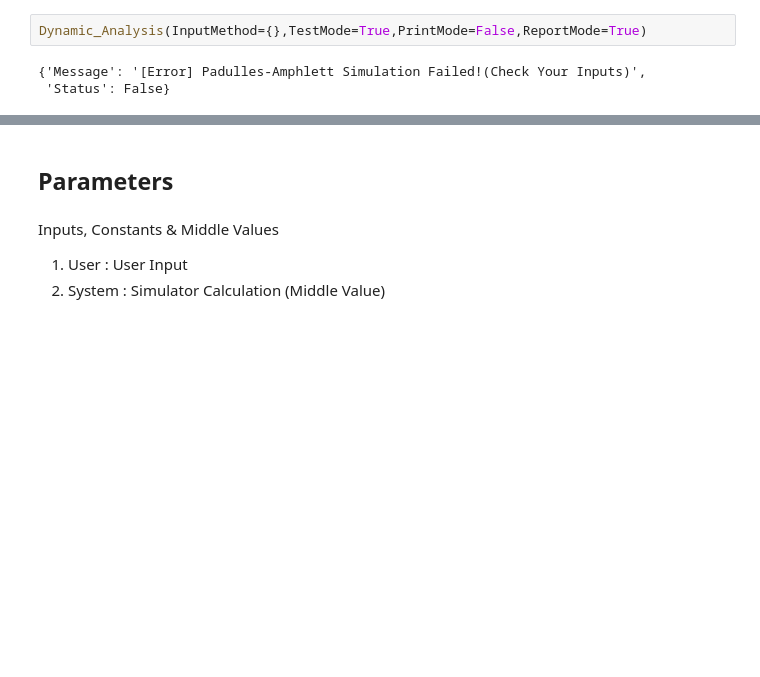
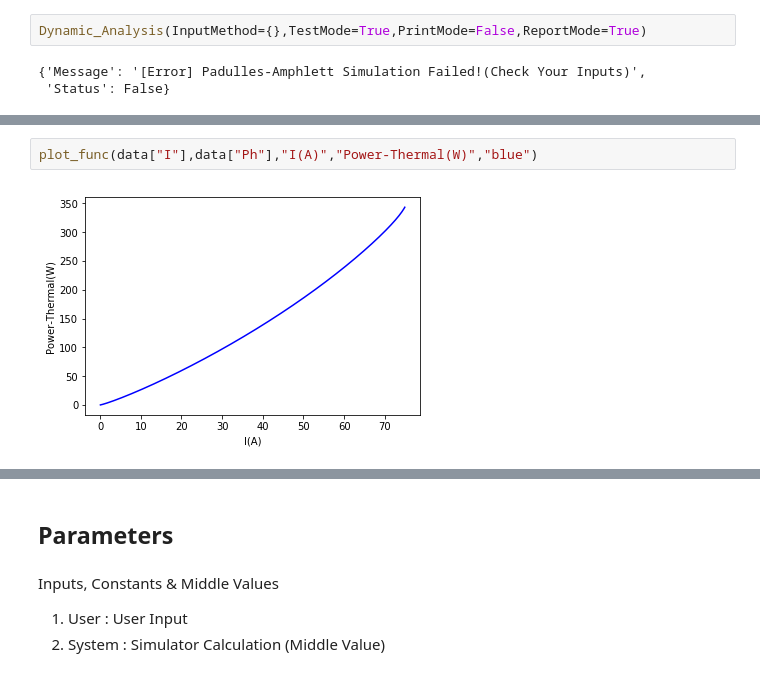
Before and after one commit to ECSIM/opem, a Jupyter notebook: Documents/Padulles_Amphlett.ipynb, the cells around one changed output, grey strips where cells are left out. Saved outputs shown, nothing was run; the diff lists cells and outputs as text; blank space fills up the shorter version.

```diff
--- a/Documents/Padulles_Amphlett.ipynb
+++ b/Documents/Padulles_Amphlett.ipynb
@@ -327,0 +372,4 @@ Dynamic_Analysis(InputMethod={},TestMode=True,PrintMode=False,ReportMode=True)
+# %%
+plot_func(data["I"],data["Ph"],"I(A)","Power-Thermal(W)","blue")
+# %% [output]
+[figure, added]
```
Also changed, not shown: parts of 16 cells of this notebook, 3 other files.
